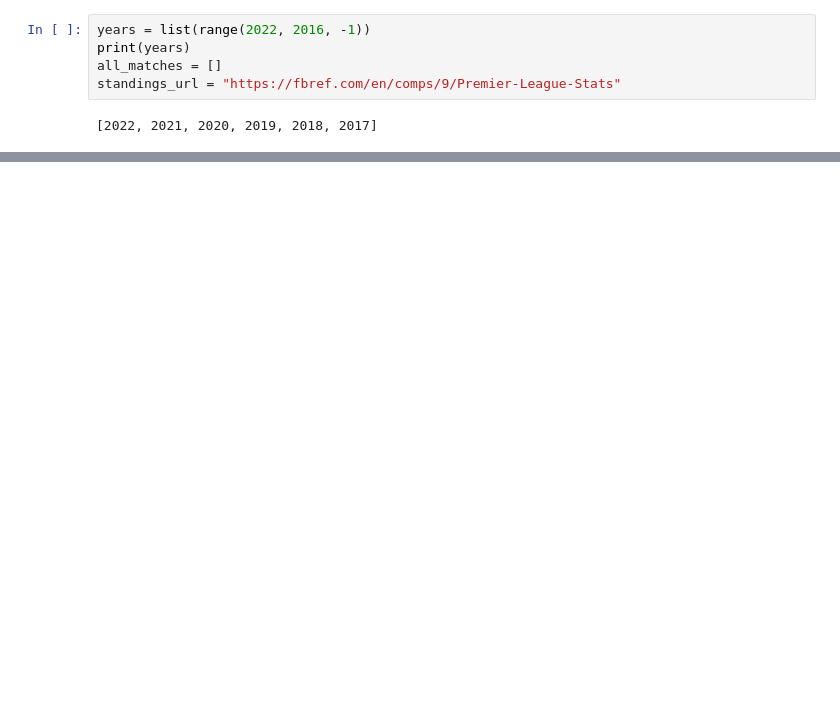
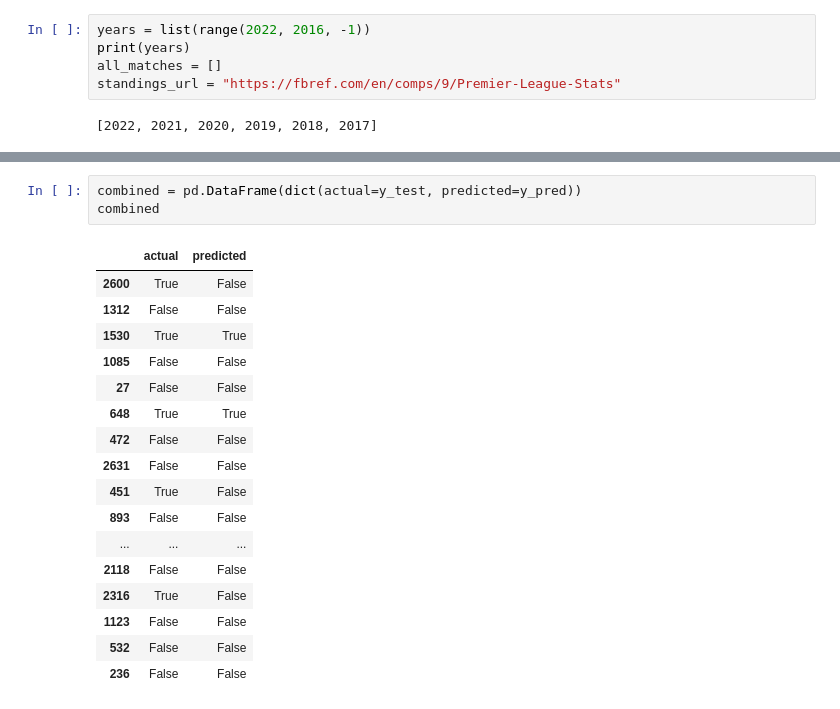
Before and after one commit to kevinmorris1/Kevin-Morris-Portfolio, a Jupyter notebook: Projects/Web Scraping/EPL/epl_web_scrape.ipynb, the cells around one changed output, grey strips where cells are left out. Drawn from its saved outputs; the diff is of its cells as text; blank space fills up the shorter version.

```diff
--- a/Projects/Web Scraping/EPL/epl_web_scrape.ipynb
+++ b/Projects/Web Scraping/EPL/epl_web_scrape.ipynb
@@ -210,0 +357,21 @@ fig.show()
+# %%
+combined = pd.DataFrame(dict(actual=y_test, predicted=y_pred))
+combined
+# %% [output]
+|  | actual | predicted |
+| 2600 | True | False |
+| 1312 | False | False |
+| 1530 | True | True |
+| 1085 | False | False |
+| 27 | False | False |
+| 648 | True | True |
+| 472 | False | False |
+| 2631 | False | False |
+| 451 | True | False |
+| 893 | False | False |
+| ... | ... | ... |
+| 2118 | False | False |
+| 2316 | True | False |
+| 1123 | False | False |
+| 532 | False | False |
+| 236 | False | False |
```
Also changed, not shown: parts of 35 cells of this notebook, 3 other files.
